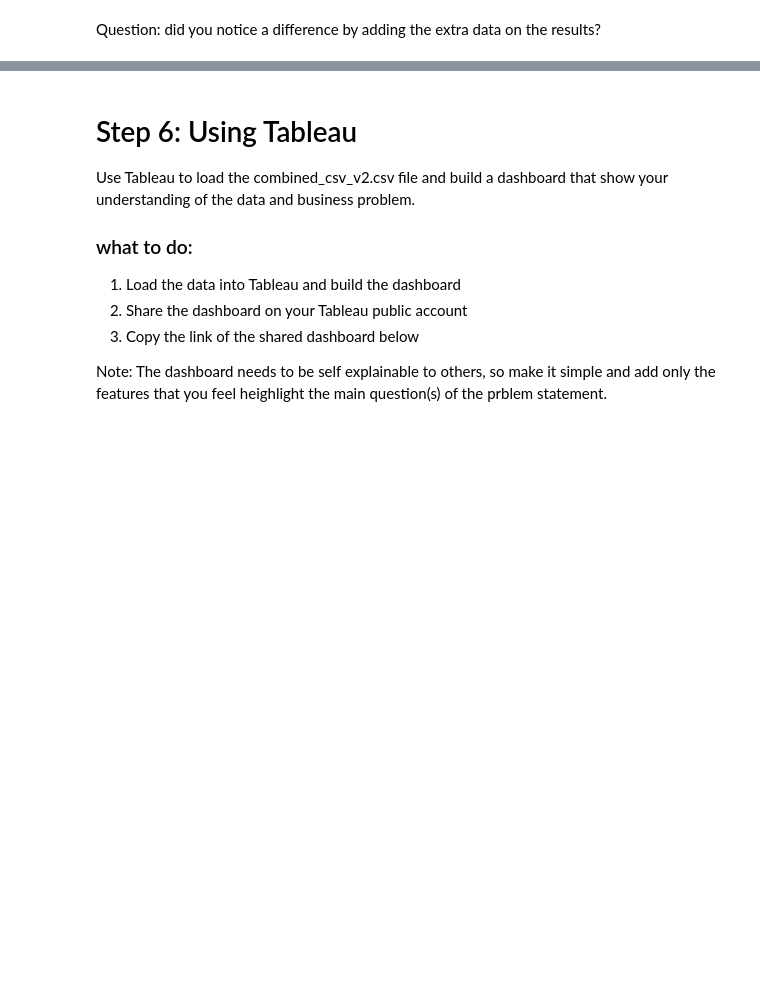
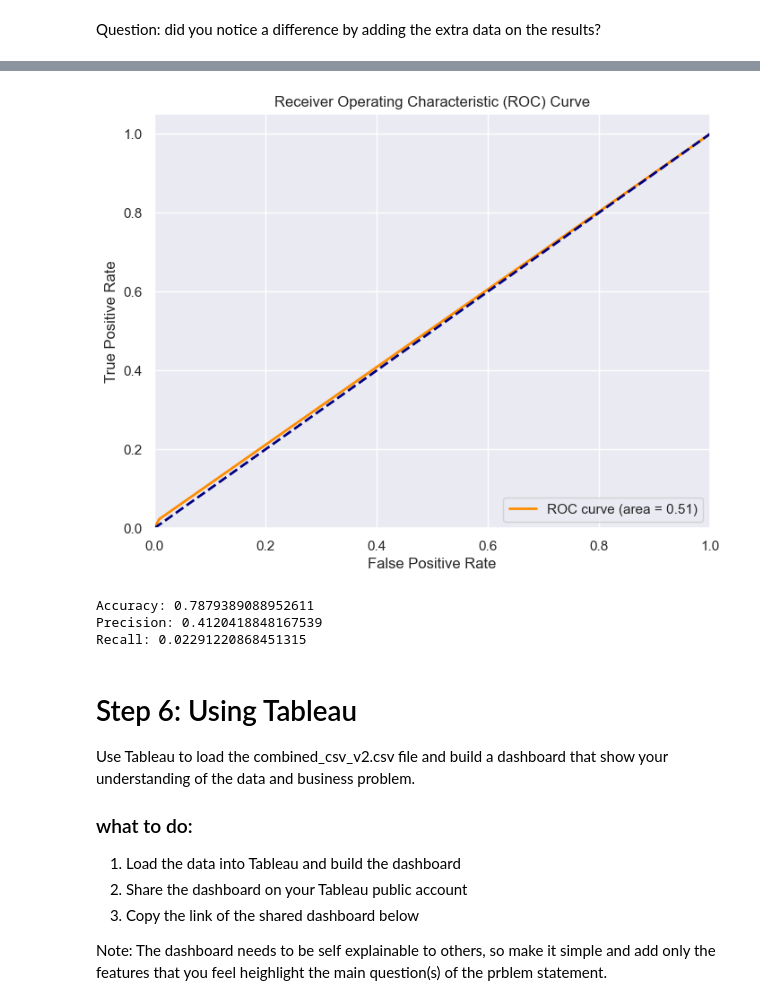
Before and after one commit to Adnan525/flight_delay_prediction, a Jupyter notebook: onpremises.ipynb, the cells around one changed output, grey strips where cells are left out. Drawn from its saved outputs; the diff is of its cells as text; code cells hidden in the pictures; blank space fills up the shorter version.

```diff
--- a/onpremises.ipynb
+++ b/onpremises.ipynb
@@ -1156,3 +1305,16 @@ Question: did you notice a difference by adding the extra data on the results?
+# %%
+plot_roc(test_data['target'], predictions2)
+# %% [output]
+[figure, added]
+# %%
+from sklearn.metrics import accuracy_score, precision_score, recall_score
+print('Accuracy:', accuracy_score(test_data2['target'], predictions2))
+print('Precision:', precision_score(test_data2['target'], predictions2))
+print('Recall:', recall_score(test_data2['target'], predictions2))
+# %% [output]
+Accuracy: 0.7879389088952611
+Precision: 0.4120418848167539
+Recall: 0.02291220868451315
 # %% [markdown]
 # Step 6: Using Tableau
 
```
Also changed, not shown: parts of 40 cells of this notebook, 1 other file.
